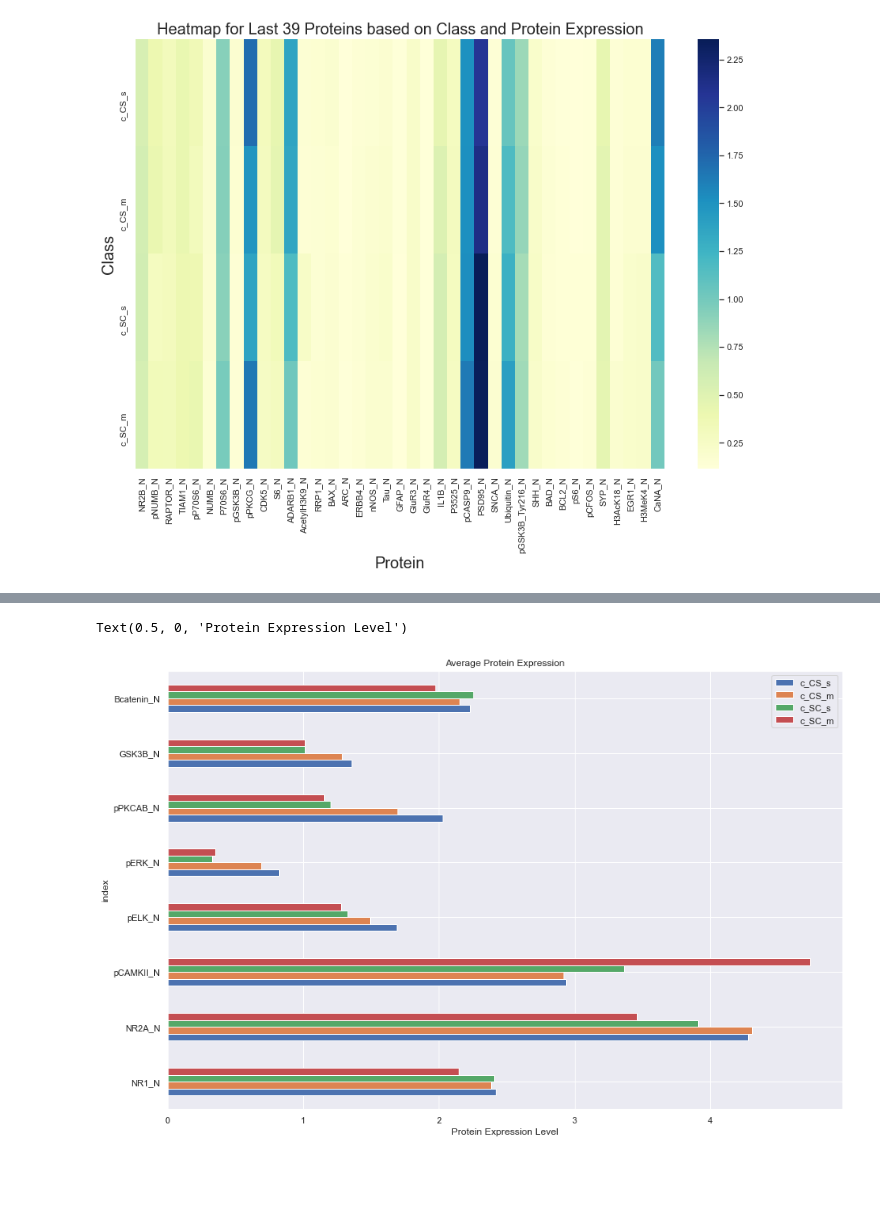
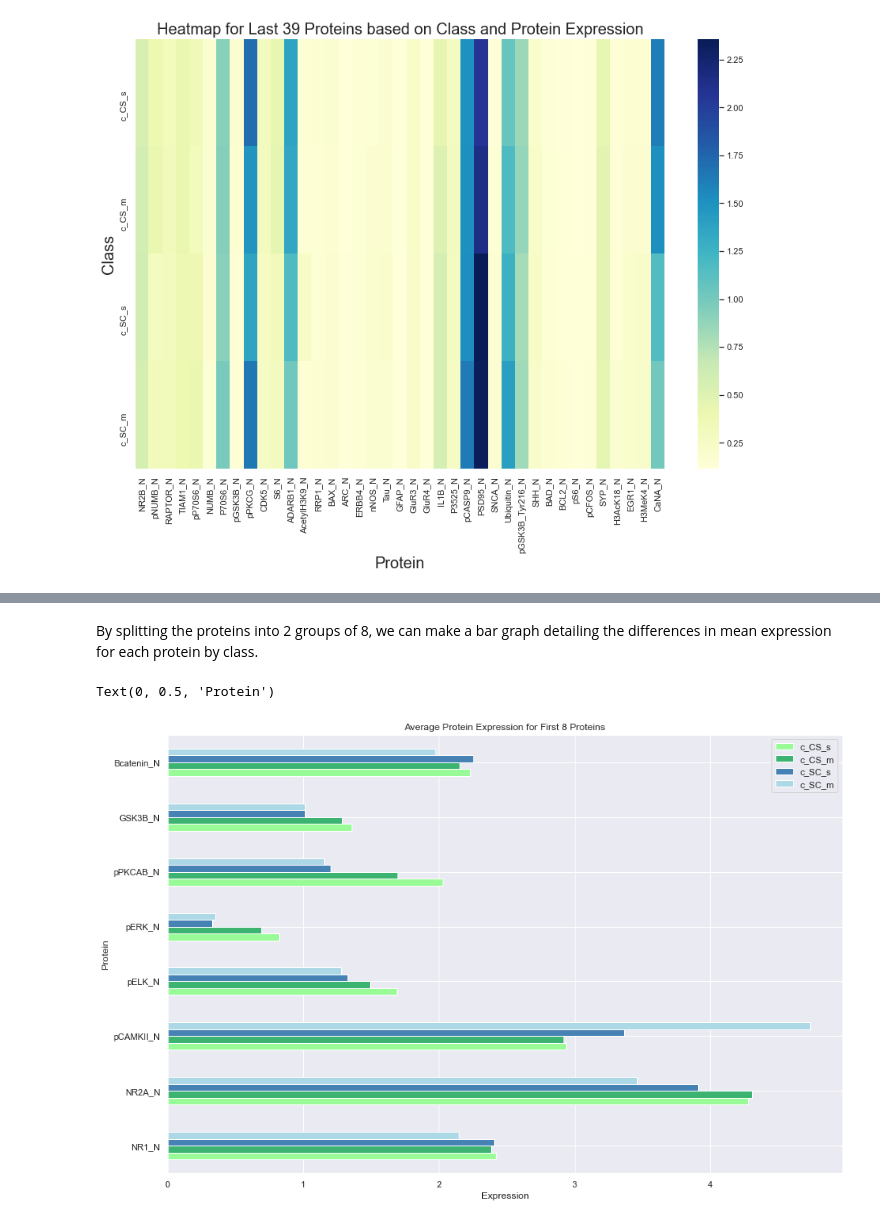
Before and after one commit to mlyons3/mlyons.github.io, a Jupyter notebook: Mice Protein Expression Data-3.ipynb, the cells around one changed output, grey strips where cells are left out. Cells and saved outputs as stored; diff of their text form; code cells hidden in the pictures; blank space fills up the shorter version.

```diff
--- a/Mice Protein Expression Data-3.ipynb
+++ b/Mice Protein Expression Data-3.ipynb
@@ -339,8 +411,13 @@ CaNA_N
+# %% [markdown]
+By splitting the proteins into 2 groups of 8, we can make a bar graph detailing the differences in mean expression for each protein by class.
 # %%
+# First 8 bar graph
 sns.set(rc={'figure.figsize':(15,10)})
-ax = proteins[:8].plot(kind='barh', title = "Average Protein Expression")
-plt.xlabel("Protein Expression Level")
+ax = proteins[:8].plot(kind='barh', title = "Average Protein Expression for First 8 Proteins",
+                      color=['palegreen', 'mediumseagreen', 'steelblue', 'lightblue'])
+plt.xlabel("Expression")
+plt.ylabel("Protein")
 # %% [output]
-Text(0.5, 0, 'Protein Expression Level')
+Text(0, 0.5, 'Protein')
-[figure, old version]
+[figure, new version]
 # %%
```
Also changed, not shown: parts of 15 cells of this notebook.
